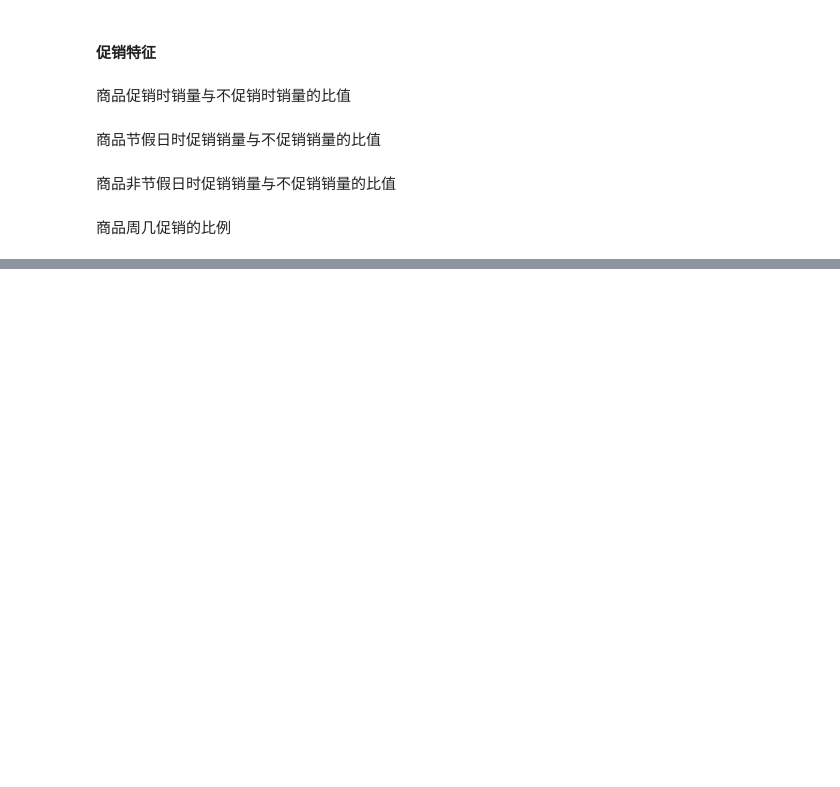
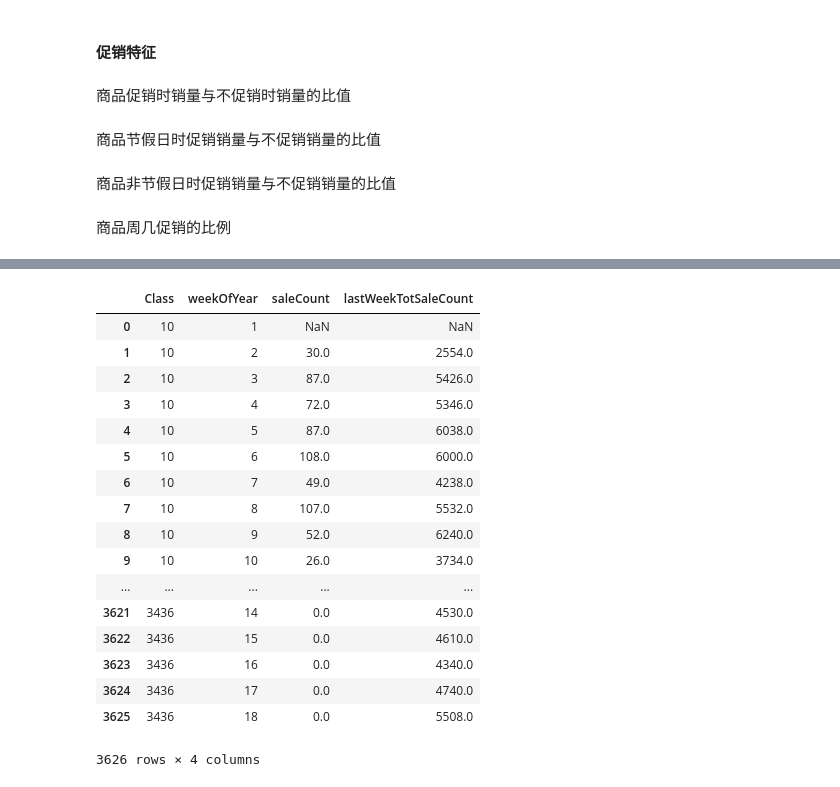
Before and after one commit to dereksjtu/MachineLearning_Matches, a Jupyter notebook: supermarket/prj/code/FeatureEngineering_supemarket.ipynb, the cells around one changed output, grey strips where cells are left out. Saved outputs shown, nothing was run; the diff lists cells and outputs as text; code cells hidden in the pictures; blank space fills up the shorter version.

```diff
--- a/supermarket/prj/code/FeatureEngineering_supemarket.ipynb
+++ b/supermarket/prj/code/FeatureEngineering_supemarket.ipynb
@@ -411,0 +462,17 @@ test.columns.shape
+# %%
+week2 = ['2015-05-08','2015-05-09','2015-05-10','2015-05-11','2015-05-12','2015-05-13','2015-05-14']
+week3 = ['2015-05-15','2015-05-16','2015-05-17','2015-05-18','2015-05-19','2015-05-20','2015-05-21']
+week4 = ['2015-05-22','2015-05-23','2015-05-24','2015-05-25','2015-05-26','2015-05-27','2015-05-28']
+test.loc[:,'saleCount'] = 0
+del test['SaleNum']
+test_1 = test[test['SaleDate'] <= '2015-05-07']
+test_2 = test[test['SaleDate'].isin(week2)]
+test_3 = test[test['SaleDate'].isin(week3)]
+test_4 = test[test['SaleDate'].isin(week4)]
+test_5 = test[test['SaleDate'] >= '2015-05-29']
+test_1.to_csv(output_path + 'week1.csv',index = False)
+test_2.to_csv(output_path + 'week2.csv',index = False)
+test_3.to_csv(output_path + 'week3.csv',index = False)
+test_4.to_csv(output_path + 'week4.csv',index = False)
+test_5.to_csv(output_path + 'week5.csv',index = False)
+print  np.setdiff1d(test.columns,train_new.columns)
@@ -411,0 +484,3 @@ test.columns.shape
+# %%
+train_test = pd.concat([train_new, test_1], axis = 0)
+train_test.head(1)
@@ -411,0 +529,6 @@ test.columns.shape
+# %%
+co = train_test.groupby(['Class','weekOfYear'],as_index=False)['saleCount'].sum()
+var_1 = co.shift(1)
+var_1.weekOfYear = co.weekOfYear
+var_1.Class = co.Class
+var_1 # 类别上周销量
@@ -411,0 +554,6 @@ test.columns.shape
+# %%
+var_2 = train_test.groupby(['weekOfYear'],as_index=False)['saleCount'].sum().shift(1)
+o = train_test.groupby(['weekOfYear'],as_index=False)['saleCount'].sum()
+var_2.weekOfYear = o.weekOfYear
+var_2.rename(columns={'saleCount':'lastWeekTotSaleCount'},inplace=True)
+var_2 # 上周总销量
@@ -411,0 +578,22 @@ test.columns.shape
+# %%
+new_var = pd.merge(var_1,var_2,on='weekOfYear',how='left')
+new_var
+# %% [output]
+|  | Class | weekOfYear | saleCount | lastWeekTotSaleCount |
+| 0 | 10 | 1 | NaN | NaN |
+| 1 | 10 | 2 | 30.0 | 2554.0 |
+| 2 | 10 | 3 | 87.0 | 5426.0 |
+| 3 | 10 | 4 | 72.0 | 5346.0 |
+| 4 | 10 | 5 | 87.0 | 6038.0 |
+| 5 | 10 | 6 | 108.0 | 6000.0 |
+| 6 | 10 | 7 | 49.0 | 4238.0 |
+| 7 | 10 | 8 | 107.0 | 5532.0 |
+| 8 | 10 | 9 | 52.0 | 6240.0 |
+| 9 | 10 | 10 | 26.0 | 3734.0 |
+| ... | ... | ... | ... | ... |
+| 3621 | 3436 | 14 | 0.0 | 4530.0 |
+| 3622 | 3436 | 15 | 0.0 | 4610.0 |
+| 3623 | 3436 | 16 | 0.0 | 4340.0 |
+| 3624 | 3436 | 17 | 0.0 | 4740.0 |
+| 3625 | 3436 | 18 | 0.0 | 5508.0 |
+3626 rows × 4 columns
```
Also changed, not shown: parts of 19 cells of this notebook, 7 other files.
